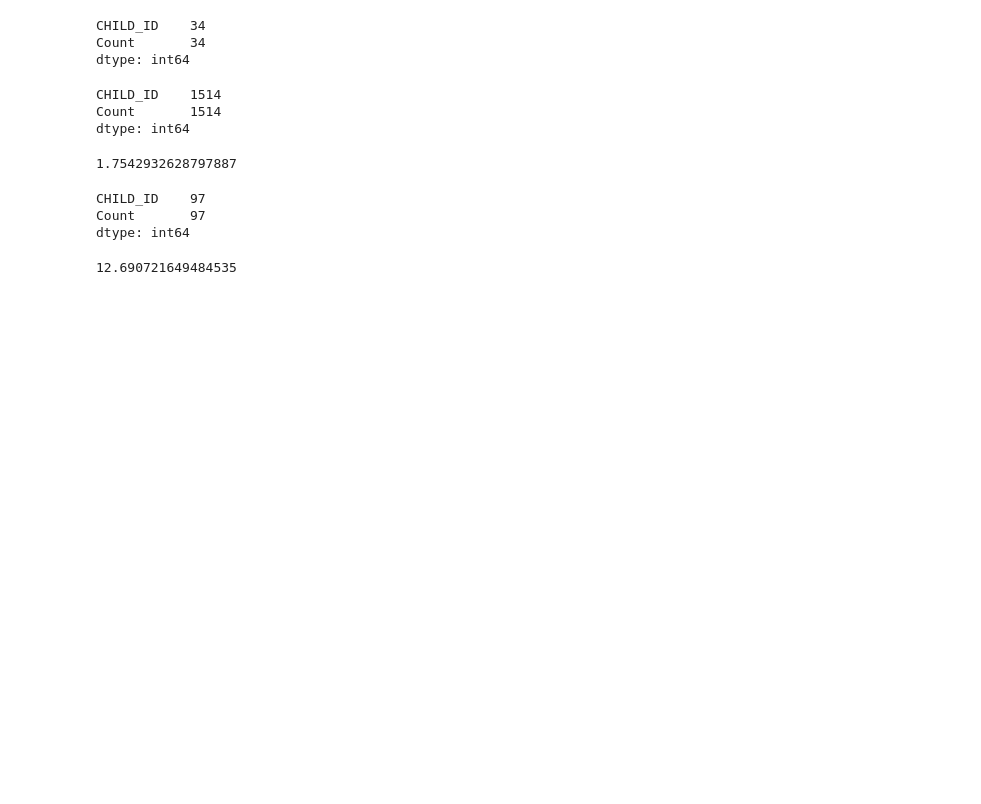
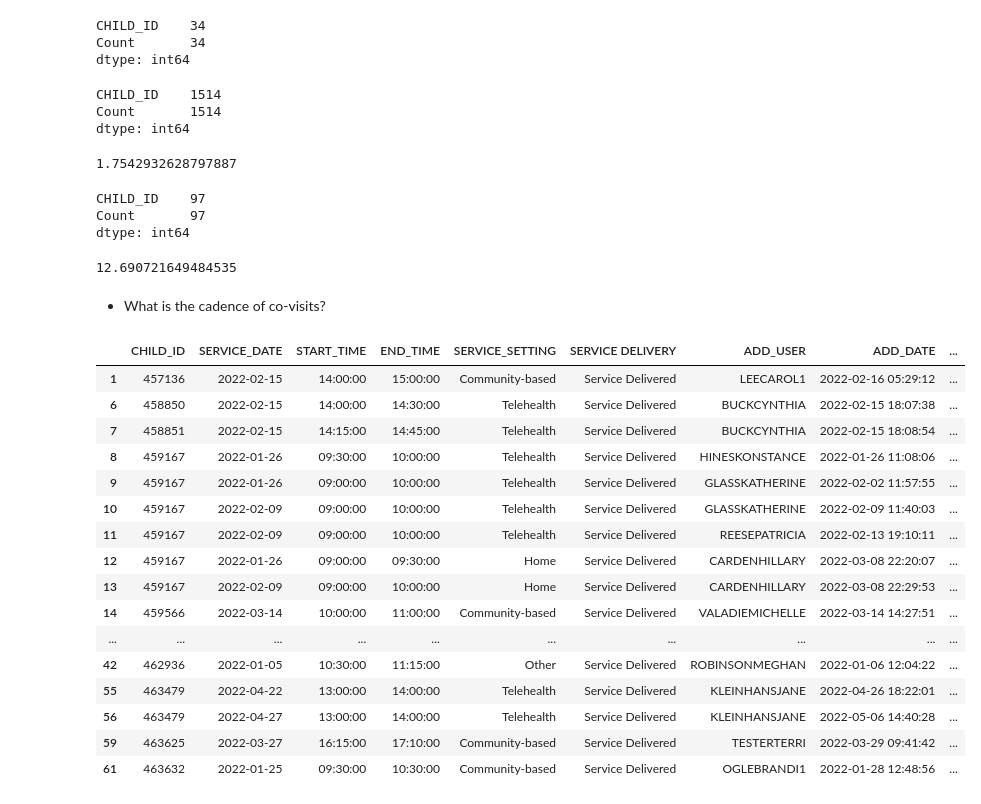
Before and after one commit to NSS-Data-Analytics-Cohort-8/teis_da8_1-dadboddenims, a Jupyter notebook: notebook/teis_data_explora.ipynb, the cells around one changed output. Cells and saved outputs as stored; diff of their text form; code cells hidden in the pictures; blank space fills up the shorter version.

```diff
--- a/notebook/teis_data_explora.ipynb
+++ b/notebook/teis_data_explora.ipynb
@@ -154,3 +175,25 @@ dtype: int64
 over_count['Count'].mean()
 # %% [output]
 12.690721649484535
+# %% [markdown]
+* What is the cadence of co-visits?
+# %%
+child_covisits.sort_values(by=['CHILD_ID'], ascending=[True]).head(30)
+# %% [output]
+|  | CHILD_ID | SERVICE_DATE | START_TIME | END_TIME | SERVICE_SETTING | SERVICE DELIVERY | ADD_USER | ADD_DATE | ... |
+| 1 | 457136 | 2022-02-15 | 14:00:00 | 15:00:00 | Community-based | Service Delivered | LEECAROL1 | 2022-02-16 05:29:12 | ... |
+| 6 | 458850 | 2022-02-15 | 14:00:00 | 14:30:00 | Telehealth | Service Delivered | BUCKCYNTHIA | 2022-02-15 18:07:38 | ... |
+| 7 | 458851 | 2022-02-15 | 14:15:00 | 14:45:00 | Telehealth | Service Delivered | BUCKCYNTHIA | 2022-02-15 18:08:54 | ... |
+| 8 | 459167 | 2022-01-26 | 09:30:00 | 10:00:00 | Telehealth | Service Delivered | HINESKONSTANCE | 2022-01-26 11:08:06 | ... |
+| 9 | 459167 | 2022-01-26 | 09:00:00 | 10:00:00 | Telehealth | Service Delivered | GLASSKATHERINE | 2022-02-02 11:57:55 | ... |
+| 10 | 459167 | 2022-02-09 | 09:00:00 | 10:00:00 | Telehealth | Service Delivered | GLASSKATHERINE | 2022-02-09 11:40:03 | ... |
+| 11 | 459167 | 2022-02-09 | 09:00:00 | 10:00:00 | Telehealth | Service Delivered | REESEPATRICIA | 2022-02-13 19:10:11 | ... |
+| 12 | 459167 | 2022-01-26 | 09:00:00 | 09:30:00 | Home | Service Delivered | CARDENHILLARY | 2022-03-08 22:20:07 | ... |
+| 13 | 459167 | 2022-02-09 | 09:00:00 | 10:00:00 | Home | Service Delivered | CARDENHILLARY | 2022-03-08 22:29:53 | ... |
+| 14 | 459566 | 2022-03-14 | 10:00:00 | 11:00:00 | Community-based | Service Delivered | VALADIEMICHELLE | 2022-03-14 14:27:51 | ... |
+| ... | ... | ... | ... | ... | ... | ... | ... | ... | ... |
+| 42 | 462936 | 2022-01-05 | 10:30:00 | 11:15:00 | Other | Service Delivered | ROBINSONMEGHAN | 2022-01-06 12:04:22 | ... |
+| 55 | 463479 | 2022-04-22 | 13:00:00 | 14:00:00 | Telehealth | Service Delivered | KLEINHANSJANE | 2022-04-26 18:22:01 | ... |
+| 56 | 463479 | 2022-04-27 | 13:00:00 | 14:00:00 | Telehealth | Service Delivered | KLEINHANSJANE | 2022-05-06 14:40:28 | ... |
+| 59 | 463625 | 2022-03-27 | 16:15:00 | 17:10:00 | Community-based | Service Delivered | TESTERTERRI | 2022-03-29 09:41:42 | ... |
+| 61 | 463632 | 2022-01-25 | 09:30:00 | 10:30:00 | Community-based | Service Delivered | OGLEBRANDI1 | 2022-01-28 12:48:56 | ... |
```
Also changed, not shown: parts of 3 cells of this notebook.
